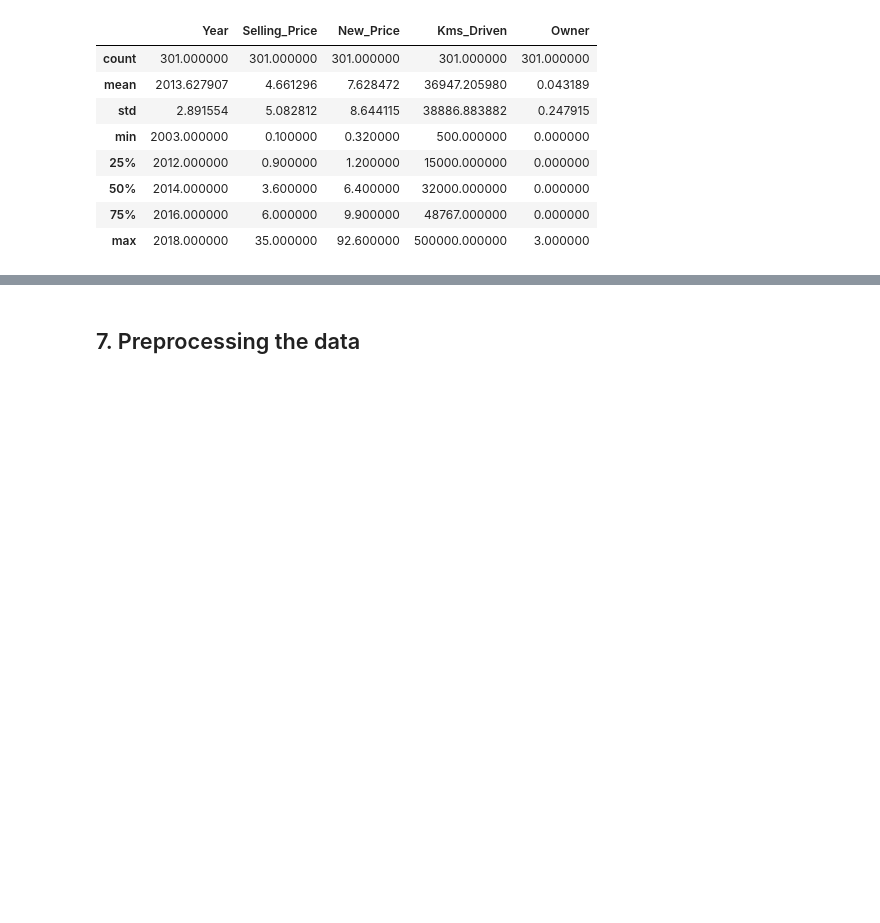
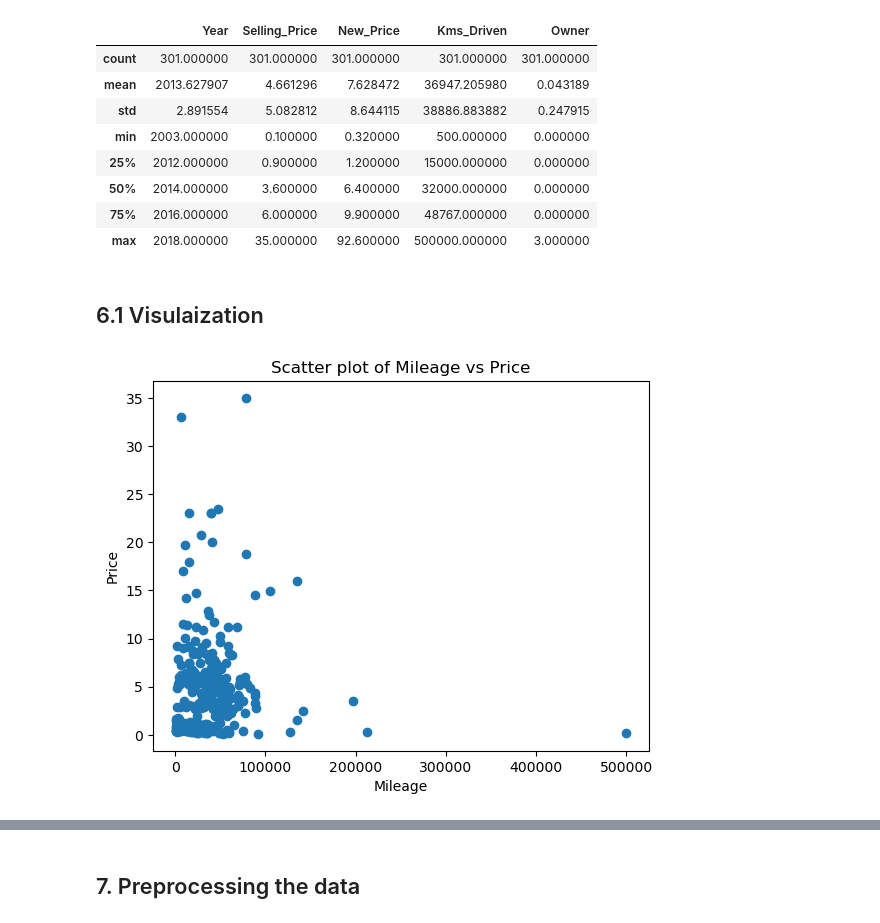
Before and after one commit to Nathan-Austin/Machine_Learning_projects, a Jupyter notebook: Car_price_prediction/Car_Price_Prediction.ipynb, the cells around one changed output, grey strips where cells are left out. Drawn from its saved outputs; the diff is of its cells as text; code cells hidden in the pictures; blank space fills up the shorter version.

Commit message:
data visualisations added

```diff
--- a/Car_price_prediction/Car_Price_Prediction.ipynb
+++ b/Car_price_prediction/Car_Price_Prediction.ipynb
@@ -84,3 +84,16 @@ data.describe()
 | 50% | 2014.000000 | 3.600000 | 6.400000 | 32000.000000 | 0.000000 |
 | 75% | 2016.000000 | 6.000000 | 9.900000 | 48767.000000 | 0.000000 |
 | max | 2018.000000 | 35.000000 | 92.600000 | 500000.000000 | 3.000000 |
+# %% [markdown]
+## 6.1 Visulaization
+# %%
+import matplotlib.pyplot as plt
+
+# scatter plot between mileage and price
+plt.scatter(data['Kms_Driven'], data['Selling_Price'])
+plt.xlabel('Mileage')
+plt.ylabel('Price')
+plt.title('Scatter plot of Mileage vs Price')
+plt.show()
+# %% [output]
+[figure, added]
```
Also changed, not shown: parts of 4 cells of this notebook, 6 other files.
